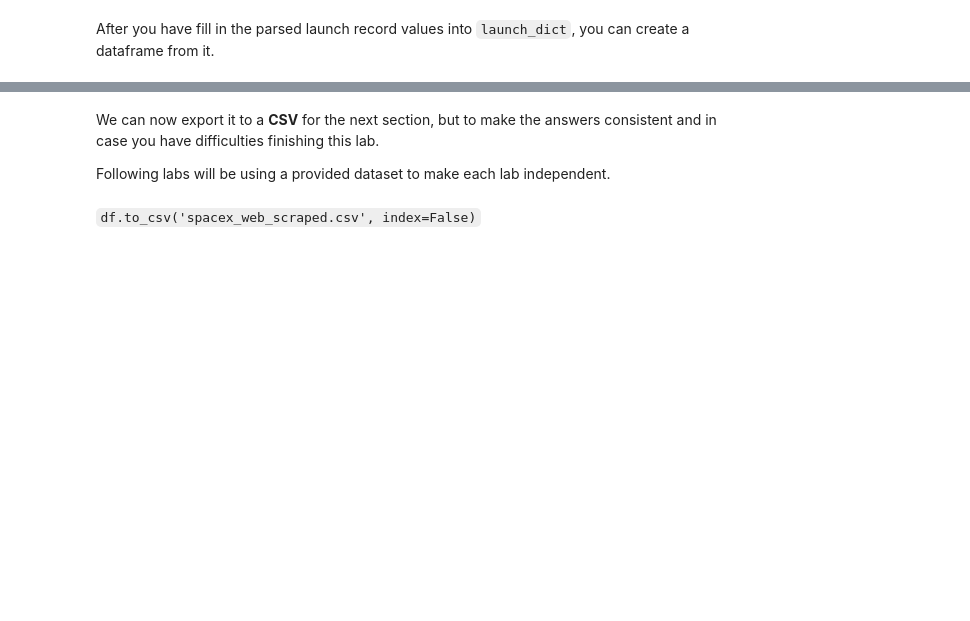
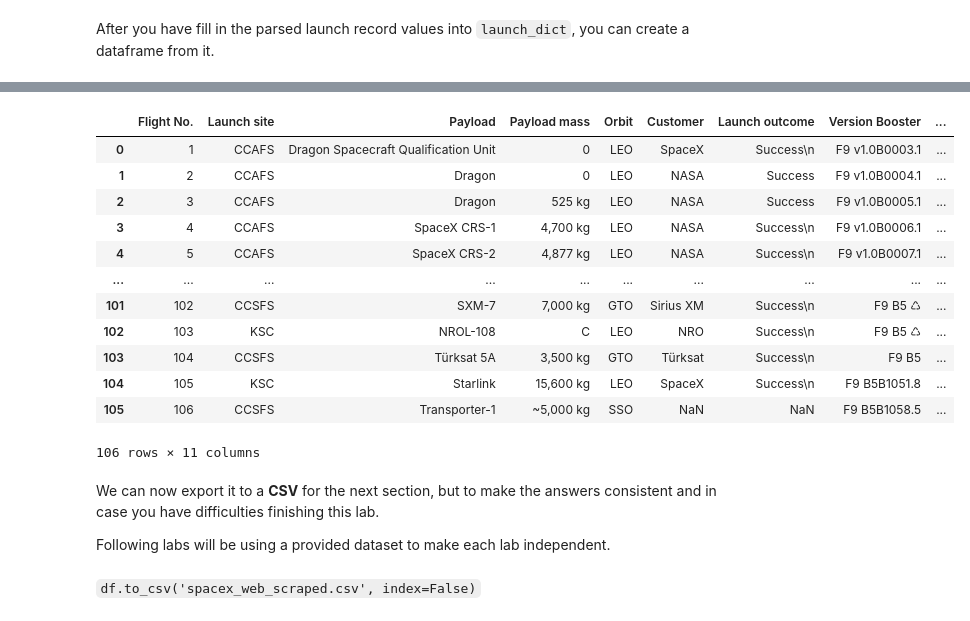
Before and after one commit to vijaygad/applied_ds_capstone, a Jupyter notebook: Data Collection With Webscraping.ipynb, the cells around one changed output, grey strips where cells are left out. Drawn from its saved outputs; the diff is of its cells as text; code cells hidden in the pictures; blank space fills up the shorter version.

```diff
--- a/Data Collection With Webscraping.ipynb
+++ b/Data Collection With Webscraping.ipynb
@@ -147,6 +147,7 @@ Let's try to find all tables on the wiki page first. If you need to refresh your
 # %%
 # Use the find_all function in the BeautifulSoup object, with element type `table`
 # Assign the result to a list called `html_tables`
+html_tables = soup.find_all('table')
 # %% [markdown]
 Starting from the third table is our target table contains the actual launch records.
 # %%
@@ -187,6 +206,11 @@ column_names = []
 # Apply find_all() function with `th` element on first_launch_table
 # Iterate each th element and apply the provided extract_column_from_header() to get a column name
 # Append the Non-empty column name (`if name is not None and len(name) > 0`) into a list called column_names
+column_th = first_launch_table.find_all('th')
+for h in column_th:
+    name = extract_column_from_header(h)
+    if name is not None and len(name)>0:
+        column_names.append(name)
 # %% [markdown]
 Check the extracted column names
 # %%
@@ -238,20 +264,25 @@ for table_number,table in enumerate(soup.find_all('table',"wikitable plainrowhea
         #if it is number save cells in a dictonary
         if flag:
             extracted_row += 1
+
             # Flight Number value
             # TODO: Append the flight_number into launch_dict with key `Flight No.`
-            #print(flight_number)
+            print(flight_number)
+            launch_dict['Flight No.'].append(flight_number)
+
             datatimelist=date_time(row[0])
 
             # Date value
             # TODO: Append the date into launch_dict with key `Date`
             date = datatimelist[0].strip(',')
-            #print(date)
+            print(date)
+            launch_dict['Date'].append(date)
 
             # Time value
             # TODO: Append the time into launch_dict with key `Time`
             time = datatimelist[1]
-            #print(time)
+            print(time)
+            launch_dict['Time'].append(time)
 
             # Booster version
             # TODO: Append the bv into launch_dict with key `Version Booster`
@@ -259,38 +290,46 @@ for table_number,table in enumerate(soup.find_all('table',"wikitable plainrowhea
             if not(bv):
                 bv=row[1].a.string
             print(bv)
+            launch_dict['Version Booster'].append(bv)
 
             # Launch Site
             # TODO: Append the bv into launch_dict with key `Launch Site`
             launch_site = row[2].a.string
-            #print(launch_site)
+            print(launch_site)
+            launch_dict['Launch site'].append(launch_site)
 
             # Payload
             # TODO: Append the payload into launch_dict with key `Payload`
             payload = row[3].a.string
-            #print(payload)
+            print(payload)
+            launch_dict['Payload'].append(payload)
 
             # Payload Mass
             # TODO: Append the payload_mass into launch_dict with key `Payload mass`
             payload_mass = get_mass(row[4])
-            #print(payload)
+            print(payload_mass)
+            launch_dict['Payload mass'].append(payload_mass)
 
             # Orbit
             # TODO: Append the orbit into launch_dict with key `Orbit`
             orbit = row[5].a.string
-            #print(orbit)
+            print(orbit)
+            launch_dict['Orbit'].append(orbit)
 
             # Customer
             # TODO: Append the customer into launch_dict with key `Customer`
             customer = row[6].a.string
-            #print(customer)
+            print(customer)
+            launch_dict['Customer'].append(customer)
 
             # Launch outcome
             # TODO: Append the launch_outcome into launch_dict with key `Launch outcome`
             launch_outcome = list(row[7].strings)[0]
-            #print(launch_outcome)
+            print(launch_outcome)
+            launch_dict['Launch outcome'].append(launch_outcome)
 
             # Booster landing
             # TODO: Append the launch_outcome into launch_dict with key `Booster landing`
             booster_landing = landing_status(row[8])
-            #print(booster_landing)
+            print(booster_landing)
+            launch_dict['Booster landing'].append(booster_landing)
@@ -299,5 +385,21 @@ After you have fill in the parsed launch record values into `launch_dict`, you c
 # %%
-df=pd.DataFrame(launch_dict)
+df= pd.DataFrame({ key:pd.Series(value) for key, value in launch_dict.items() })
+# %%
+df
+# %% [output]
+|  | Flight No. | Launch site | Payload | Payload mass | Orbit | Customer | Launch outcome | Version Booster | ... |
+| 0 | 1 | CCAFS | Dragon Spacecraft Qualification Unit | 0 | LEO | SpaceX | Success\n | F9 v1.0B0003.1 | ... |
+| 1 | 2 | CCAFS | Dragon | 0 | LEO | NASA | Success | F9 v1.0B0004.1 | ... |
+| 2 | 3 | CCAFS | Dragon | 525 kg | LEO | NASA | Success | F9 v1.0B0005.1 | ... |
+| 3 | 4 | CCAFS | SpaceX CRS-1 | 4,700 kg | LEO | NASA | Success\n | F9 v1.0B0006.1 | ... |
+| 4 | 5 | CCAFS | SpaceX CRS-2 | 4,877 kg | LEO | NASA | Success\n | F9 v1.0B0007.1 | ... |
+| ... | ... | ... | ... | ... | ... | ... | ... | ... | ... |
+| 101 | 102 | CCSFS | SXM-7 | 7,000 kg | GTO | Sirius XM | Success\n | F9 B5 ♺ | ... |
+| 102 | 103 | KSC | NROL-108 | C | LEO | NRO | Success\n | F9 B5 ♺ | ... |
+| 103 | 104 | CCSFS | Türksat 5A | 3,500 kg | GTO | Türksat | Success\n | F9 B5 | ... |
+| 104 | 105 | KSC | Starlink | 15,600 kg | LEO | SpaceX | Success\n | F9 B5B1051.8 | ... |
+| 105 | 106 | CCSFS | Transporter-1 | ~5,000 kg | SSO | NaN | NaN | F9 B5B1058.5 | ... |
+106 rows × 11 columns
 # %% [markdown]
 We can now export it to a <b>CSV</b> for the next section, but to make the answers consistent and in case you have difficulties finishing this lab.
 
```
Also changed, not shown: parts of 4 cells of this notebook.
